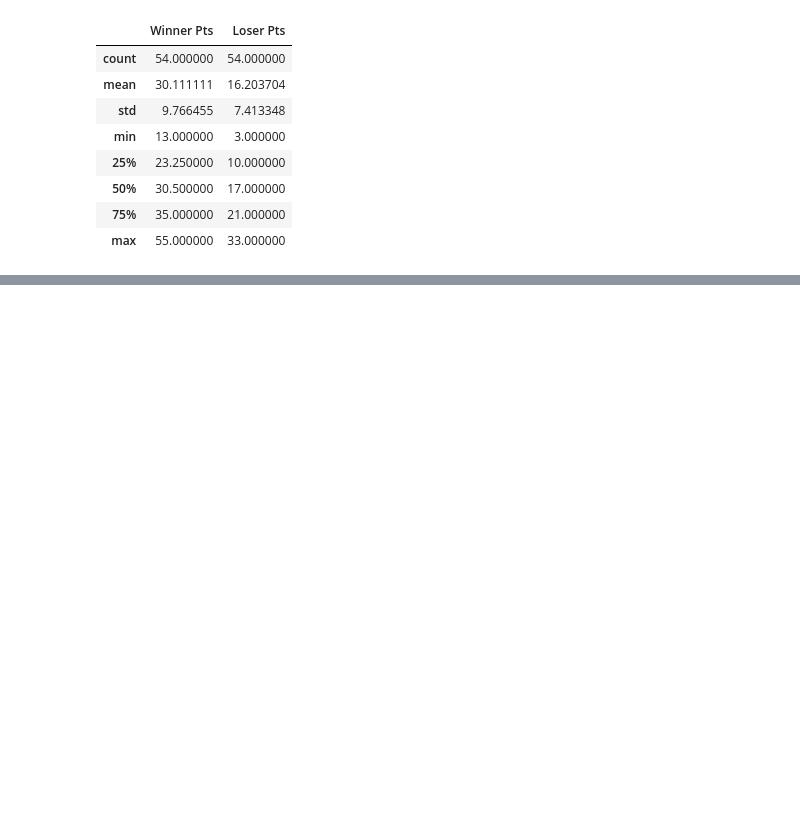
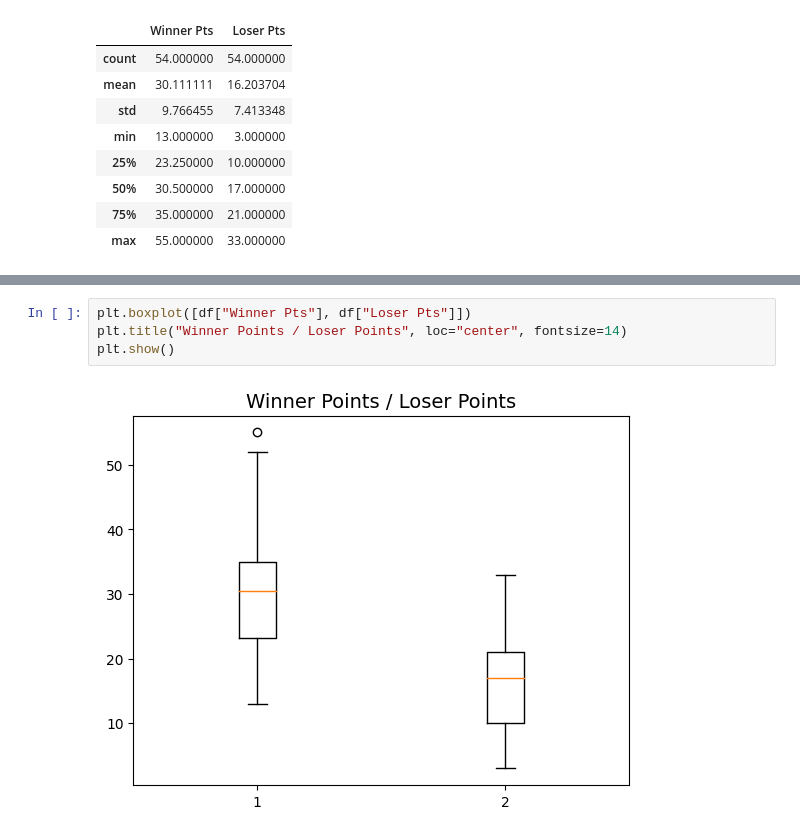
Before and after one commit to WBlackstorm/superbowl-science, a Jupyter notebook: superbowl.ipynb, the cells around one changed output, grey strips where cells are left out. Cells and saved outputs as stored; diff of their text form; blank space fills up the shorter version.

```diff
--- a/superbowl.ipynb
+++ b/superbowl.ipynb
@@ -165,0 +90,6 @@ sorted_teams
+# %%
+plt.boxplot([df["Winner Pts"], df["Loser Pts"]])
+plt.title("Winner Points / Loser Points", loc="center", fontsize=14)
+plt.show()
+# %% [output]
+[figure, added]
```
Also changed, not shown: parts of 20 cells of this notebook, 1 other file.
